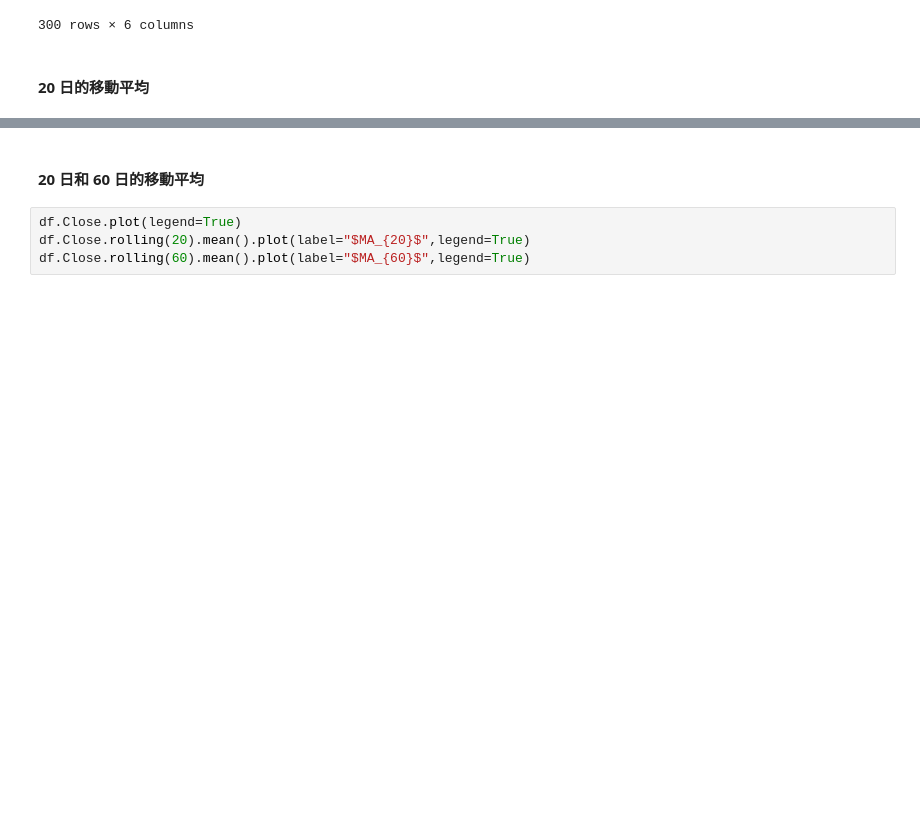
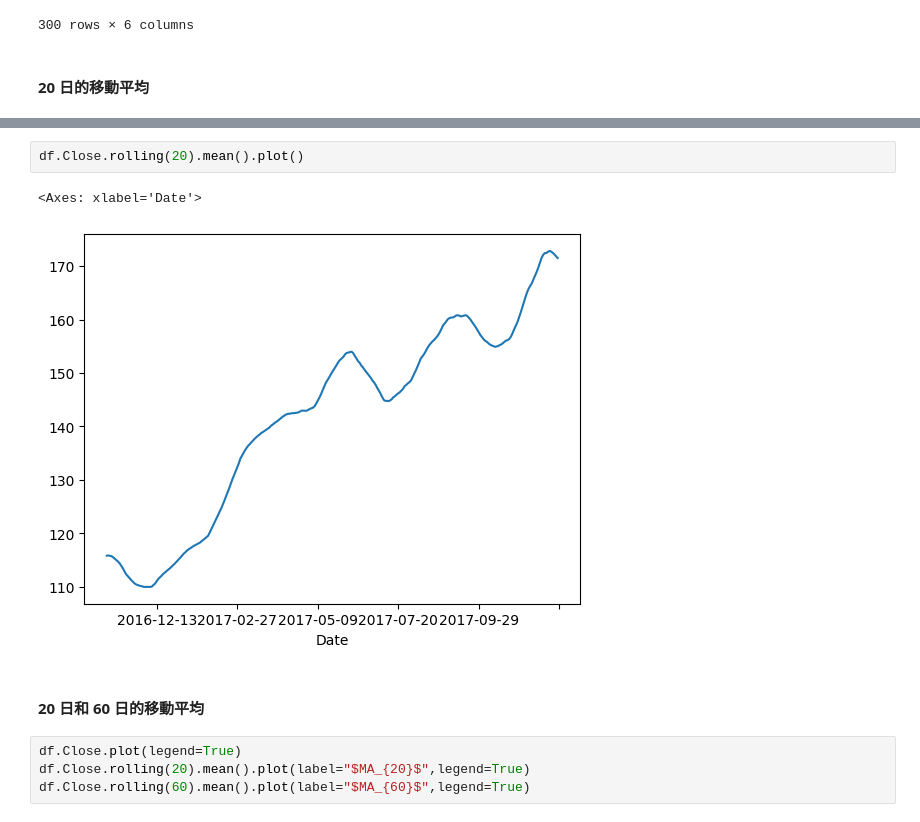
Before and after one commit to nelsonchchang/IMLP, a Jupyter notebook: Unit02/2.2.2_Pandas數據分析.ipynb, the cells around one changed output, grey strips where cells are left out. Drawn from its saved outputs; the diff is of its cells as text; blank space fills up the shorter version.

```diff
--- a/Unit02/2.2.2_Pandas數據分析.ipynb
+++ b/Unit02/2.2.2_Pandas數據分析.ipynb
@@ -375,3 +373,8 @@ df
+# %%
+df.Close.rolling(20).mean().plot()
+# %% [output]
+<Axes: xlabel='Date'>
+[figure, added]
 # %% [markdown]
 #### 20 日和 60 日的移動平均
 # %%
```
Also changed, not shown: parts of 4 cells of this notebook.
